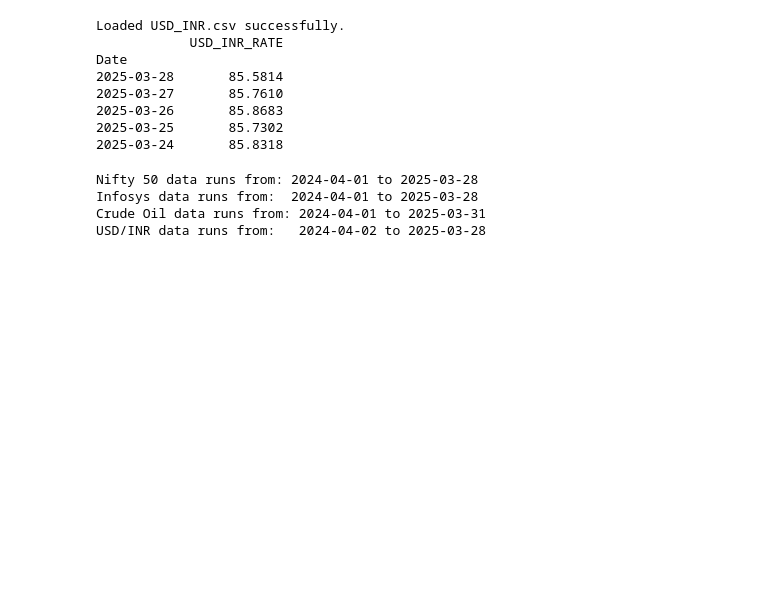
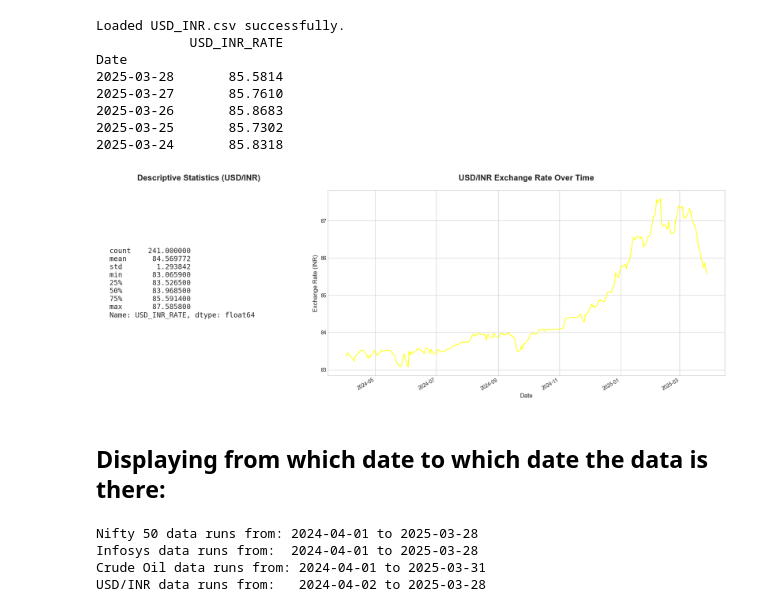
Before and after one commit to Neelanjan2448040/Econometrics, a Jupyter notebook: LAB-2/LAB_2.ipynb, the cells around one changed output. Cells and saved outputs as stored; diff of their text form; code cells hidden in the pictures; blank space fills up the shorter version.

```diff
--- a/LAB-2/LAB_2.ipynb
+++ b/LAB-2/LAB_2.ipynb
@@ -70,6 +171,6 @@ Date
 # %%
 # Load USD/INR Data
-usdinr_df = pd.read_csv("G:/5th trimester/Econometrics/Labs/LAB-2/USD_INR.csv")
+usdinr_df = pd.read_csv("G:/5th trimester/Econometrics-code/Labs/LAB-2/USD_INR.csv")
 usdinr_df = usdinr_df[['Date', 'USD']] # Keep only Date and USD columns
 usdinr_df.rename(columns={'USD': 'USD_INR_RATE'}, inplace=True)
 usdinr_df['Date'] = pd.to_datetime(usdinr_df['Date'], dayfirst=True)
@@ -85,6 +186,34 @@ Date
 2025-03-26       85.8683
 2025-03-25       85.7302
 2025-03-24       85.8318
+# %%
+# Descriptive statistics for the USD/INR Rate
+description = usdinr_df['USD_INR_RATE'].describe()
+
+# Creating the side-by-side plot
+plt.style.use('seaborn-v0_8-whitegrid')
+fig, (ax1, ax2) = plt.subplots(1, 2, figsize=(18, 7), gridspec_kw={'width_ratios': [1, 2]})
+
+# Displaying the descriptive statistics
+ax1.axis('off')
+ax1.text(
+    x=0.05, y=0.5, s=str(description),
+    fontsize=14, fontfamily='monospace', verticalalignment='center'
+)
+ax1.set_title('Descriptive Statistics (USD/INR)', fontsize=16, pad=20, weight='bold')
+
+# Plotting the exchange rate
+sns.lineplot(data=usdinr_df, x=usdinr_df.index, y='USD_INR_RATE', ax=ax2, color='yellow')
+ax2.set_title('USD/INR Exchange Rate Over Time', fontsize=16, pad=20, weight='bold')
+ax2.set_xlabel('Date', fontsize=12)
+ax2.set_ylabel('Exchange Rate (INR)', fontsize=12)
+fig.autofmt_xdate()
+plt.tight_layout(pad=3.0)
+plt.show()
+# %% [output]
+[figure, added]
+# %% [markdown]
+## Displaying from which date to which date the data is there:
 # %%
 print(f"Nifty 50 data runs from: {nifty_df.index.min().date()} to {nifty_df.index.max().date()}")
 print(f"Infosys data runs from:  {infosys_df.index.min().date()} to {infosys_df.index.max().date()}")
```
Also changed, not shown: parts of 13 cells of this notebook.
